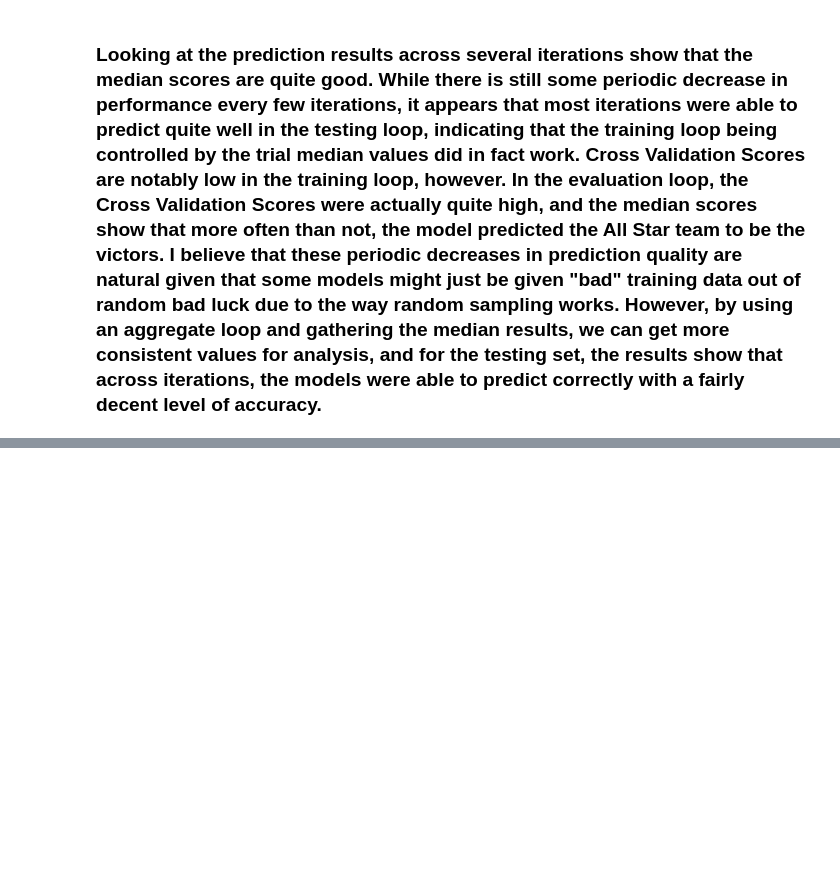
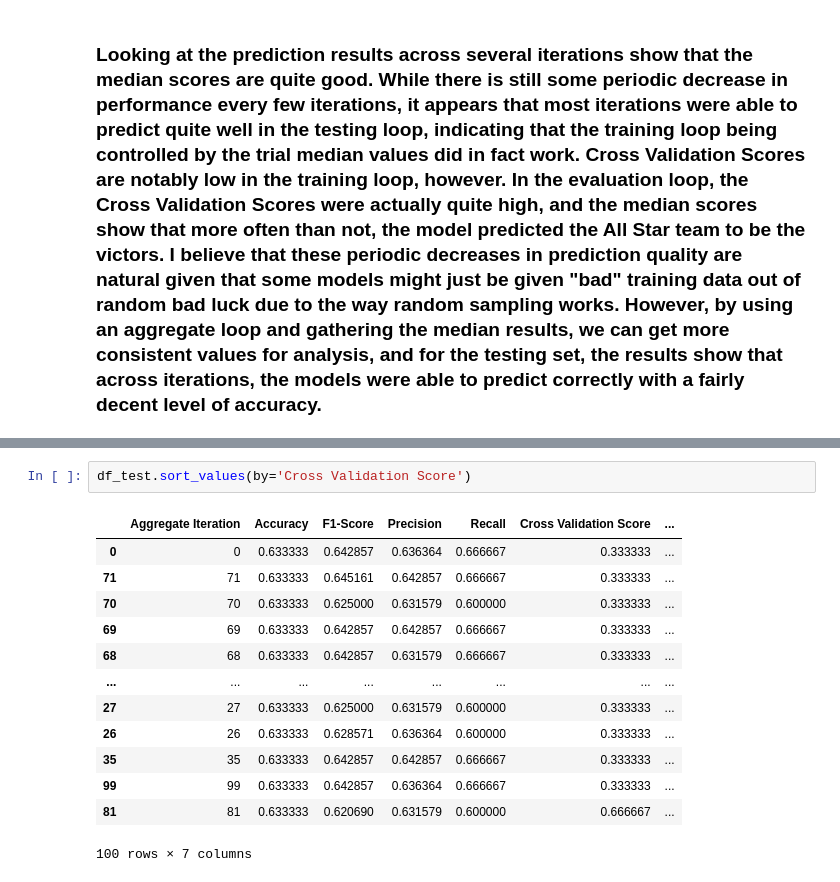
Before and after one commit to kjeeth04/NBA-pred, a Jupyter notebook: SGD.ipynb, the cells around one changed output, grey strips where cells are left out. Drawn from its saved outputs; the diff is of its cells as text; blank space fills up the shorter version.

```diff
--- a/SGD.ipynb
+++ b/SGD.ipynb
@@ -1045,0 +1027,16 @@ Median Tie Count: 0.0
+# %%
+df_test.sort_values(by='Cross Validation Score')
+# %% [output]
+|  | Aggregate Iteration | Accuracy | F1-Score | Precision | Recall | Cross Validation Score | ... |
+| 0 | 0 | 0.633333 | 0.642857 | 0.636364 | 0.666667 | 0.333333 | ... |
+| 71 | 71 | 0.633333 | 0.645161 | 0.642857 | 0.666667 | 0.333333 | ... |
+| 70 | 70 | 0.633333 | 0.625000 | 0.631579 | 0.600000 | 0.333333 | ... |
+| 69 | 69 | 0.633333 | 0.642857 | 0.642857 | 0.666667 | 0.333333 | ... |
+| 68 | 68 | 0.633333 | 0.642857 | 0.631579 | 0.666667 | 0.333333 | ... |
+| ... | ... | ... | ... | ... | ... | ... | ... |
+| 27 | 27 | 0.633333 | 0.625000 | 0.631579 | 0.600000 | 0.333333 | ... |
+| 26 | 26 | 0.633333 | 0.628571 | 0.636364 | 0.600000 | 0.333333 | ... |
+| 35 | 35 | 0.633333 | 0.642857 | 0.642857 | 0.666667 | 0.333333 | ... |
+| 99 | 99 | 0.633333 | 0.642857 | 0.636364 | 0.666667 | 0.333333 | ... |
+| 81 | 81 | 0.633333 | 0.620690 | 0.631579 | 0.600000 | 0.666667 | ... |
+100 rows × 7 columns
```
Also changed, not shown: parts of 11 cells of this notebook, 17 other files.
